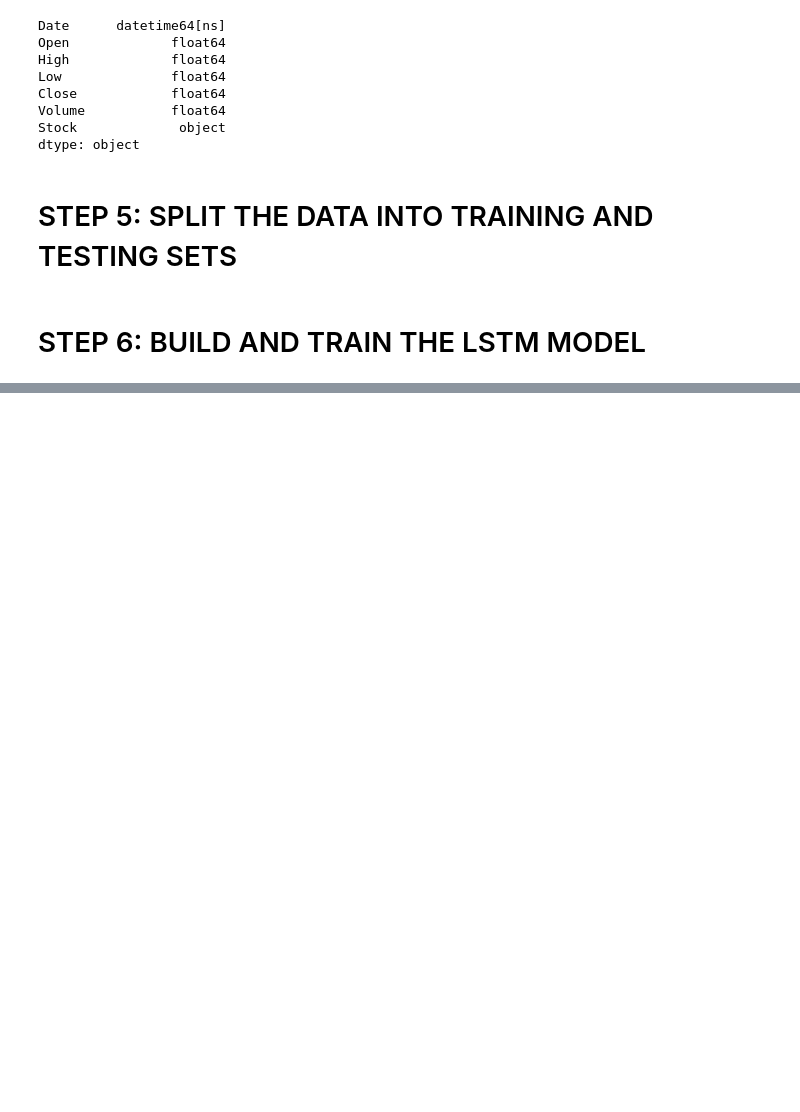
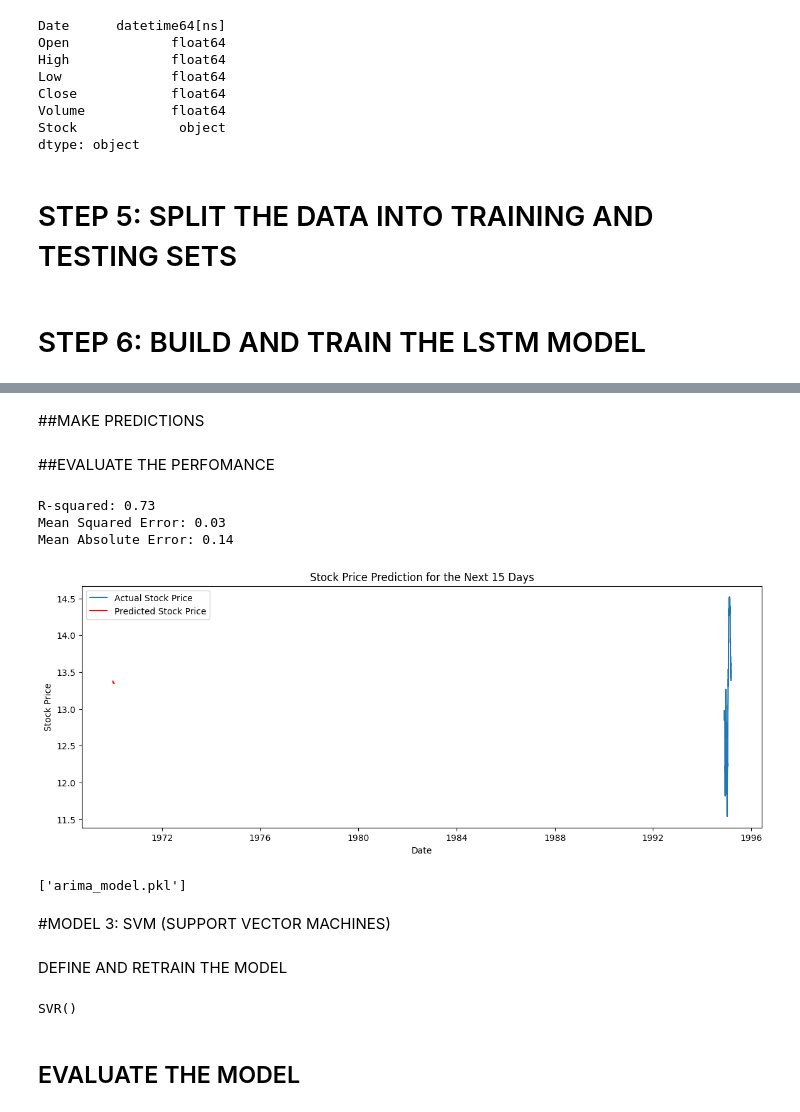
Before and after one commit to KabuyaSamuel/Stock-Market-Prediction-ML-Model, a Jupyter notebook: STOCK_MARKET_PREDICTION.ipynb, the cells around one changed output, grey strips where cells are left out. Cells and saved outputs as stored; diff of their text form; code cells hidden in the pictures; blank space fills up the shorter version.

```diff
--- a/STOCK_MARKET_PREDICTION.ipynb
+++ b/STOCK_MARKET_PREDICTION.ipynb
@@ -325,0 +354,12 @@ plt.show()
+# %%
+
+# Define the ARIMA model
+p = 1  # AR order
+d = 1  # differencing order
+q = 1  # MA order
+
+model = ARIMA(y_diff, order=(p, d, q))
+model_fit = model.fit()
+
+# Print the model summary
+print(model_fit.summary())
@@ -325,0 +384,68 @@ plt.show()
+# %% [markdown]
+##MAKE PREDICTIONS
+# %%
+# Forecasting the future values
+days_to_predict = 15
+forecast = model_fit.forecast(steps=days_to_predict)
+
+# Prepare for evaluation
+y_train, y_test = y_diff[:-days_to_predict], y_diff[-days_to_predict:]
+
+# Make predictions on the testing set
+y_pred = model_fit.predict(start=len(y_train), end=len(y_train)+len(y_test)-1)
+
+# Convert predictions back to the original scale if differenced
+if result[1] > 0.05:
+    forecast = np.cumsum(forecast) + y.iloc[-1]
+# %% [markdown]
+##EVALUATE THE PERFOMANCE
+# %%
+# Calculate accuracy metrics
+mse = mean_squared_error(y_test, y_pred)
+mae = mean_absolute_error(y_test, y_pred)
+r_squared = r2_score(y_test, y_pred)
+
+# Print Metrics
+
+print(f"R-squared: {r_squared:.2f}")
+print(f"Mean Squared Error: {mse:.2f}")
+print(f"Mean Absolute Error: {mae:.2f}")
+# %% [output]
+R-squared: 0.73
+Mean Squared Error: 0.03
+Mean Absolute Error: 0.14
+# %%
+
+# Plot the results
+plt.figure(figsize=(14, 5))
+plt.plot(y.index[-100:], y.values[-100:], label='Actual Stock Price')
+plt.plot(pd.date_range(y.index[-1], periods=days_to_predict, freq='B'), forecast, color='red', label='Predicted Stock Price')
+plt.title(f'Stock Price Prediction for the Next {days_to_predict} Days')
+plt.xlabel('Date')
+plt.ylabel('Stock Price')
+plt.legend()
+plt.show()
+# %% [output]
+[figure, added]
+# %%
+# Save the model
+joblib.dump(model_fit, 'arima_model.pkl')
+# %% [output]
+['arima_model.pkl']
+# %% [markdown]
+#MODEL 3: SVM (SUPPORT VECTOR MACHINES)
+# %% [markdown]
+DEFINE AND RETRAIN THE MODEL
+# %%
+# # Split the data into training and testing sets
+X_train, X_test, y_train, y_test = train_test_split(X_scaled, y, test_size=0.2, random_state=42)
+
+# Create an SVM model
+model = svm.SVR()
+
+# Train the model
+model.fit(X_train, y_train)
+# %% [output]
+SVR()
+# %% [markdown]
+## EVALUATE THE MODEL
```
Also changed, not shown: parts of 17 cells of this notebook.
